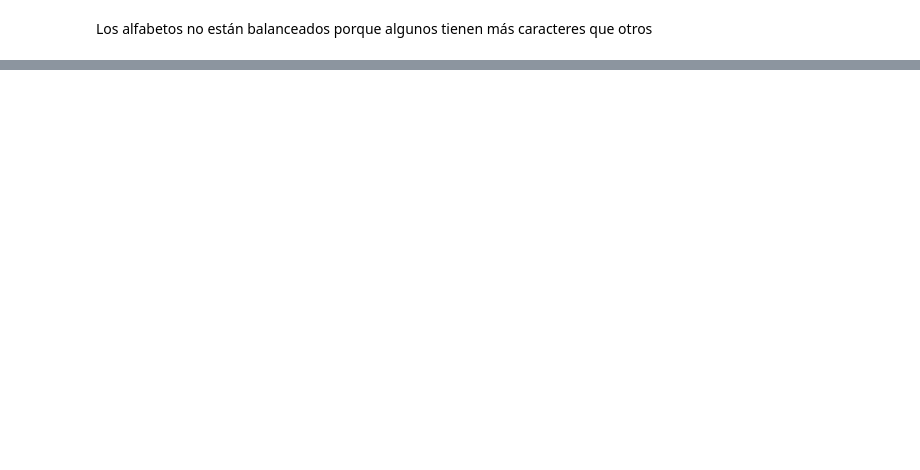
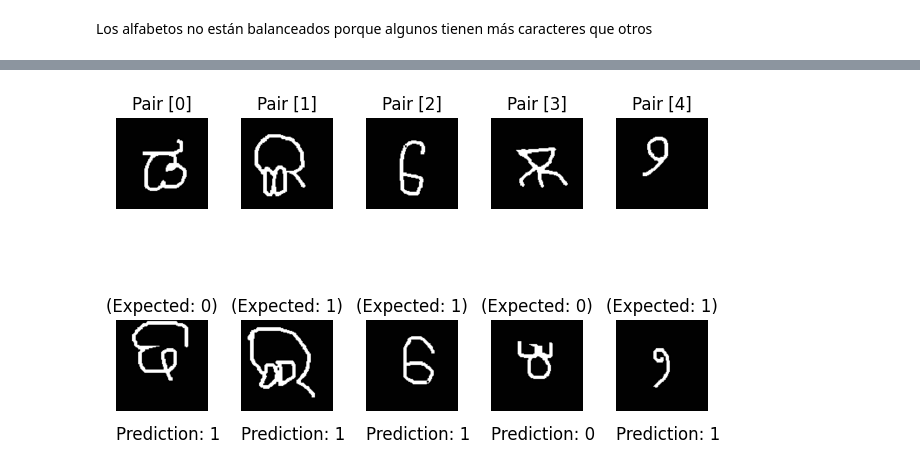
Before and after one commit to VicenteGM123/proyectoAP, a Jupyter notebook: NotebookProyectoAP.ipynb, the cells around one changed output, grey strips where cells are left out. Cells and saved outputs as stored; diff of their text form; code cells hidden in the pictures; blank space fills up the shorter version.

```diff
--- a/NotebookProyectoAP.ipynb
+++ b/NotebookProyectoAP.ipynb
@@ -362,0 +400,37 @@ fig.show()
+# %%
+
+def plot_images(analyzer, model, test_loader, num_pairs=5):
+    model.eval()
+    test_loss = 0
+    correct = 0
+
+    criterion = nn.BCELoss()
+
+    with torch.no_grad():
+        for i, (imgs1, imgs2, targets) in enumerate(test_loader):
+            imgs1, imgs2, targets = imgs1.to(device), imgs2.to(device), targets.to(device)
+            outputs = model(imgs1, imgs2).squeeze()
+            pred = torch.where(outputs > analyzer.threshold, 1, 0)
+            # Convert tensors to numpy arrays and reshape
+            for j in range(num_pairs):
+                img1 = np.transpose(imgs1[j].cpu().numpy(), (1, 2, 0))
+                img2 = np.transpose(imgs2[j].cpu().numpy(), (1, 2, 0))
+                label = f"Expected: {int(targets[j])}"
+
+                plt.subplot(2, num_pairs, j + 1)
+                plt.imshow(img1.astype(np.uint8))
+                plt.axis('off')
+                plt.title(f'Pair [{j}]')
+
+                plt.subplot(2, num_pairs, num_pairs + j + 1)
+                plt.imshow(img2.astype(np.uint8))
+                plt.axis('off')
+                plt.title(f'({label})')
+                plt.text(0, -0.15, f'Prediction: {pred[j]}', transform=plt.gca().transAxes, fontsize=12, ha='left', va='top')
+            break
+    plt.tight_layout()
+    plt.show()
+
+plot_images(analyzer, analyzer.model_pretrained, test_loader)
+# %% [output]
+[figure, added]
```
Also changed, not shown: parts of 9 cells of this notebook.
